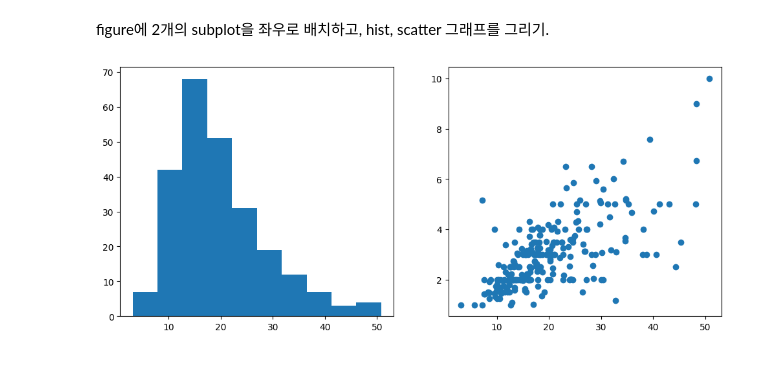
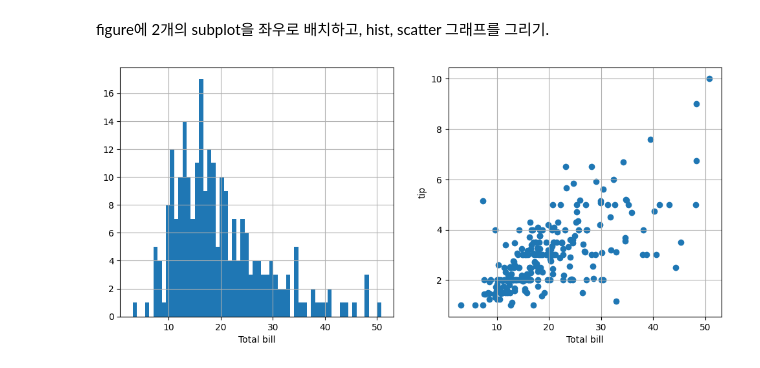
Before and after one commit to kim-dahun/python-study, a Jupyter notebook: py16_matplotlib.ipynb, the cells around one changed output. Cells and saved outputs as stored; diff of their text form; code cells hidden in the pictures.

```diff
--- a/py16_matplotlib.ipynb
+++ b/py16_matplotlib.ipynb
@@ -90,12 +90,19 @@ figure에 2개의 subplot을 좌우로 배치하고, hist, scatter 그래프를
 # %%
 fig2 = plt.figure(figsize=(12,5))
 
 ax3 = fig2.add_subplot(1,2,1)
 ax4 = fig2.add_subplot(1,2,2)
 
-ax3.hist(x=tips.total_bill)
+ax3.hist(x=tips.total_bill, bins=60)
 ax4.scatter(x=tips.total_bill, y=tips.tip)
 
+ax3.set_xlabel('Total bill')
+ax4.set_xlabel('Total bill')
+ax4.set_ylabel('tip')
+
+ax3.grid()
+ax4.grid()
+
 plt.show()
 # %% [output]
-[figure, old version]
+[figure, new version]
```
Also changed, not shown: parts of 26 cells of this notebook.
